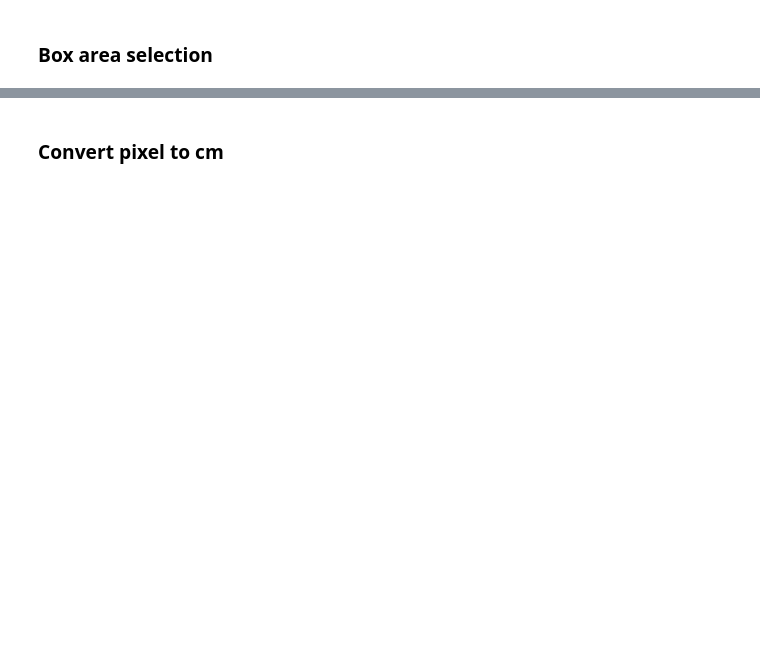
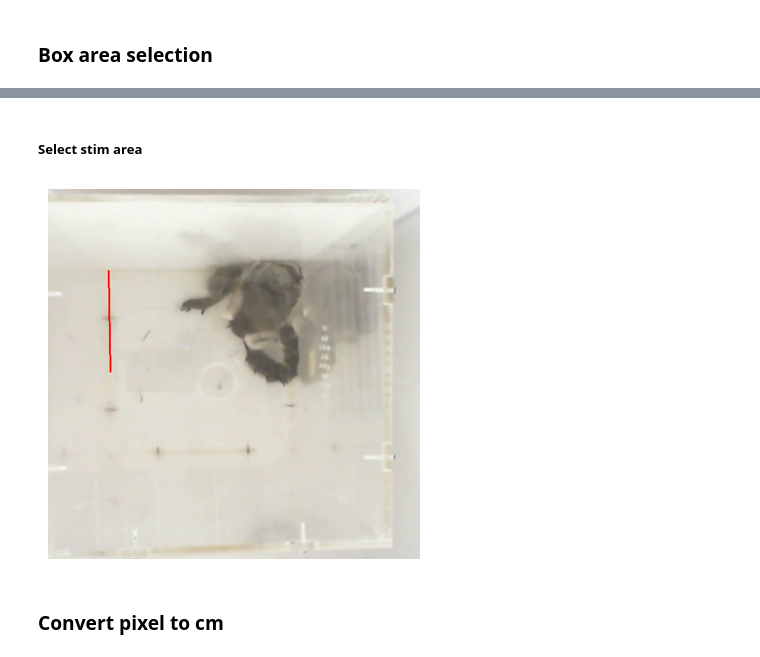
Before and after one commit to gabirochac/marmotrack, a Jupyter notebook: low_level_functions/tracking.ipynb, the cells around one changed output, grey strips where cells are left out. Saved outputs shown, nothing was run; the diff lists cells and outputs as text; code cells hidden in the pictures; blank space fills up the shorter version.

```diff
--- a/low_level_functions/tracking.ipynb
+++ b/low_level_functions/tracking.ipynb
@@ -145,3 +128,33 @@ yThresholdDown = roi_original_scale[1] + arenaSide
+# %% [markdown]
+##### Select stim area
+# %%
+cap = cv2.VideoCapture(video_path)
+cap.set(cv2.CAP_PROP_POS_FRAMES, chosenFrameIdx)
+res, chosenFrame = cap.read()
+
+original_height, original_width, _ = chosenFrame.shape
+display_max_width = 700
+ratio = display_max_width / original_width
+display_height = int(original_height * ratio)
+
+frame_for_selection = cv2.resize(chosenFrame, (display_max_width, display_height))
+
+x1, y1, x2, y2 = cv2.selectROI('Selecione a linha (clique e arraste)', frame_for_selection, fromCenter=False, showCrosshair=True)
+cv2.destroyAllWindows()
+
+x_scale = original_width / display_max_width
+y_scale = original_height / display_height
+
+pt1 = (int(x1 * x_scale), int(y1 * y_scale))
+pt2 = (int((x1 + x2) * x_scale), int((y1 + y2) * y_scale))
+
+frame_with_line = chosenFrame.copy()
+cv2.line(frame_with_line, pt1, pt2, (0, 0, 255), 2)
+plt.imshow(cv2.cvtColor(frame_with_line, cv2.COLOR_BGR2RGB))
+plt.axis('off')
+plt.show()
+# %% [output]
+[figure, added]
 # %% [markdown]
 ### Convert pixel to cm
 # %%
```
Also changed, not shown: parts of 23 cells of this notebook, 9 other files.
